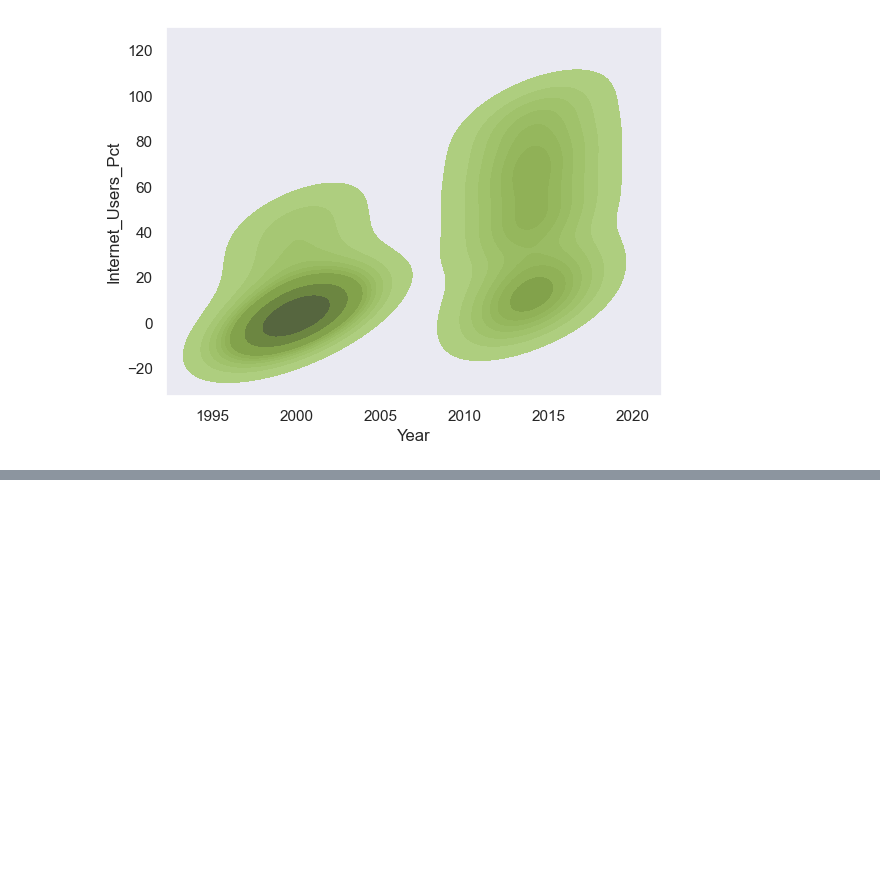
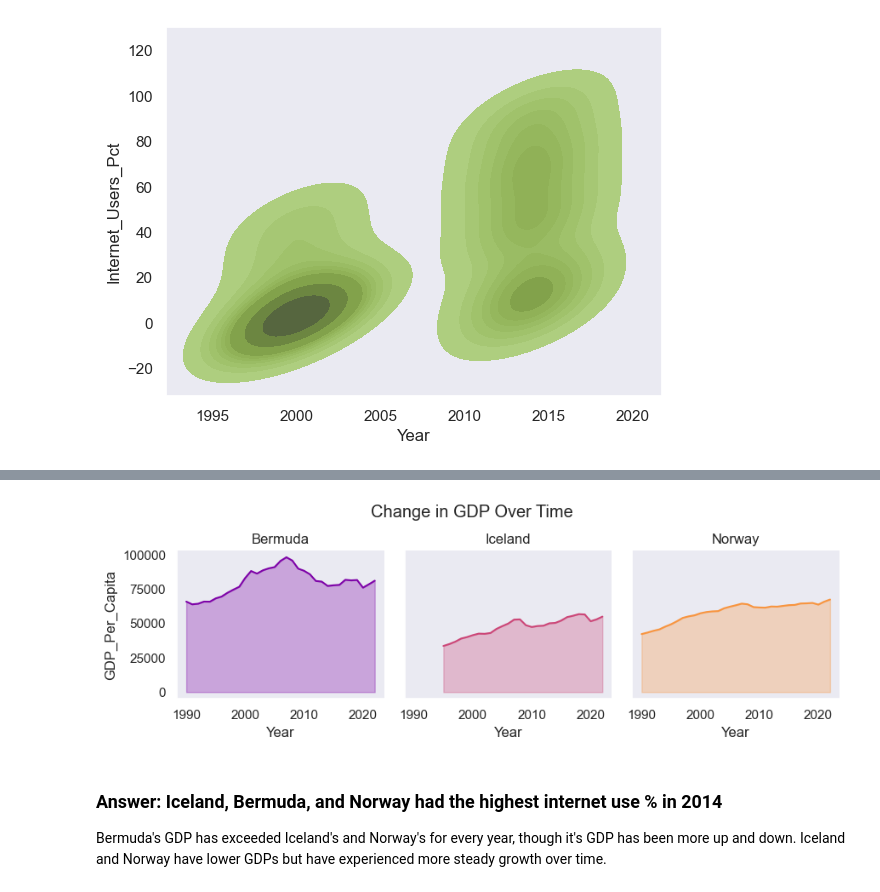
Before and after one commit to NSS-Data-Analytics-Cohort-11/undata-jessicabohannon, a Jupyter notebook: notebook/UN_Data.ipynb, the cells around one changed output, grey strips where cells are left out. Drawn from its saved outputs; the diff is of its cells as text; code cells hidden in the pictures; blank space fills up the shorter version.

```diff
--- a/notebook/UN_Data.ipynb
+++ b/notebook/UN_Data.ipynb
@@ -534,0 +502,5 @@ sns.kdeplot(x=internet_2000_2014['Year'], y=internet_2000_2014['Internet_Users_P
+# %%
+#Merging the two dataframes
+gdp_and_internet_use = gdp_df.merge(internet_df, on=['Country', 'Year'], how='outer')
+
+gdp_and_internet_use
@@ -534,0 +529,24 @@ sns.kdeplot(x=internet_2000_2014['Year'], y=internet_2000_2014['Internet_Users_P
+# %%
+#Creating the table to plot, subestting to our top 3 countries found above
+top_internet_all_years = gdp_and_internet_use[gdp_and_internet_use['Country'].isin(['Iceland', 'Bermuda', 'Norway'])]
+
+#Creating the facet grid
+grid = sns.FacetGrid(top_internet_all_years, col='Country', hue='Country', palette='plasma')
+
+#Adding the data
+grid = grid.map(plt.plot, 'Year', 'GDP_Per_Capita')
+
+#Filling in the lines
+grid = grid.map(plt.fill_between, 'Year', 'GDP_Per_Capita', alpha=0.3)
+
+#Titling the indivitual plots
+grid = grid.set_titles("{col_name}")
+
+#Titling the entire grid
+plt.subplots_adjust(top=.8)
+grid = grid.fig.suptitle('Change in GDP Over Time')
+# %% [output]
+[figure, added]
+# %% [markdown]
+### Answer: Iceland, Bermuda, and Norway had the highest internet use % in 2014
+Bermuda's GDP has exceeded Iceland's and Norway's for every year, though it's GDP has been more up and down. Iceland and Norway have lower GDPs but have experienced more steady growth over time.
```
Also changed, not shown: parts of 39 cells of this notebook.
